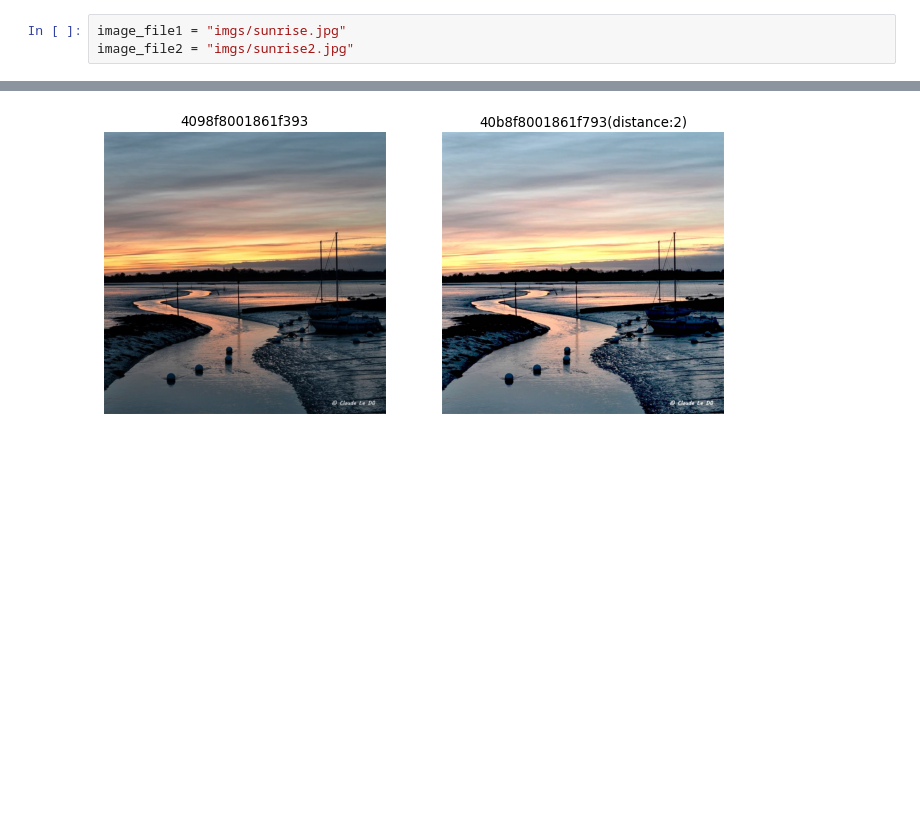
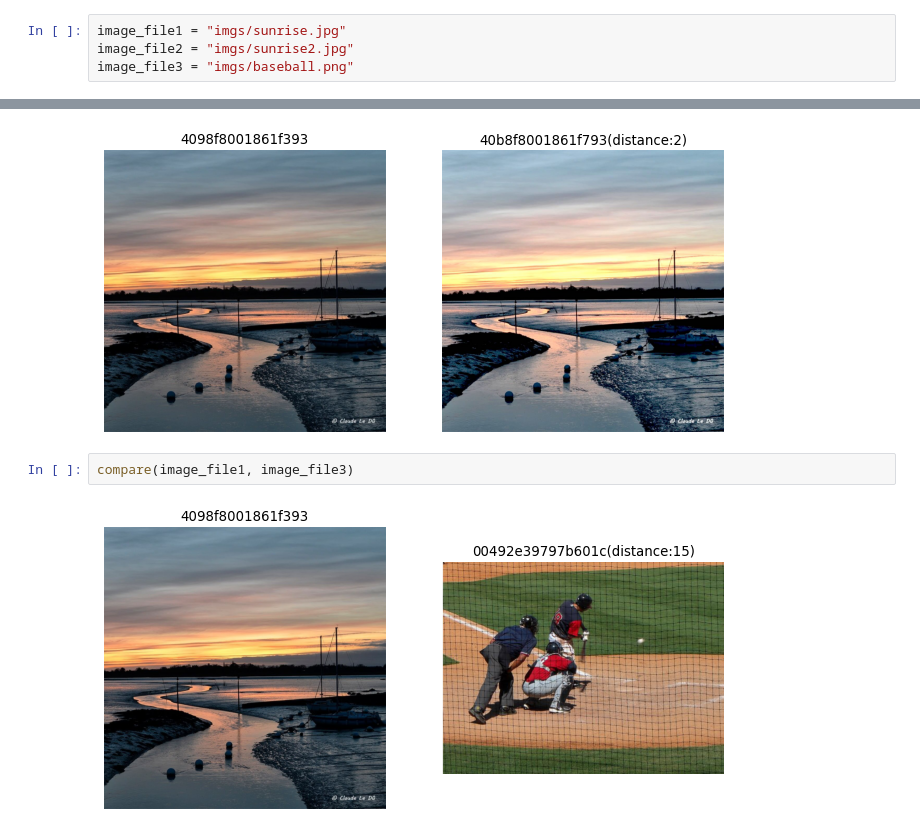
Before and after one commit to tang-ji/image-fingerprint, a Jupyter notebook: image-fingerprint.ipynb, the cells around one changed output, grey strips where cells are left out. Cells and saved outputs as stored; diff of their text form; blank space fills up the shorter version.

```diff
--- a/image-fingerprint.ipynb
+++ b/image-fingerprint.ipynb
@@ -5,6 +5,7 @@ import matplotlib.pyplot as plt
 # %%
 image_file1 = "imgs/sunrise.jpg"
 image_file2 = "imgs/sunrise2.jpg"
+image_file3 = "imgs/baseball.png"
 # %%
 def get_hash(image_file):
     image = Image.open(image_file)
@@ -32,3 +33,7 @@ def compare(image_file1, image_file2):
 compare(image_file1, image_file2)
 # %% [output]
 [figure]
+# %%
+compare(image_file1, image_file3)
+# %% [output]
+[figure, added]
```
